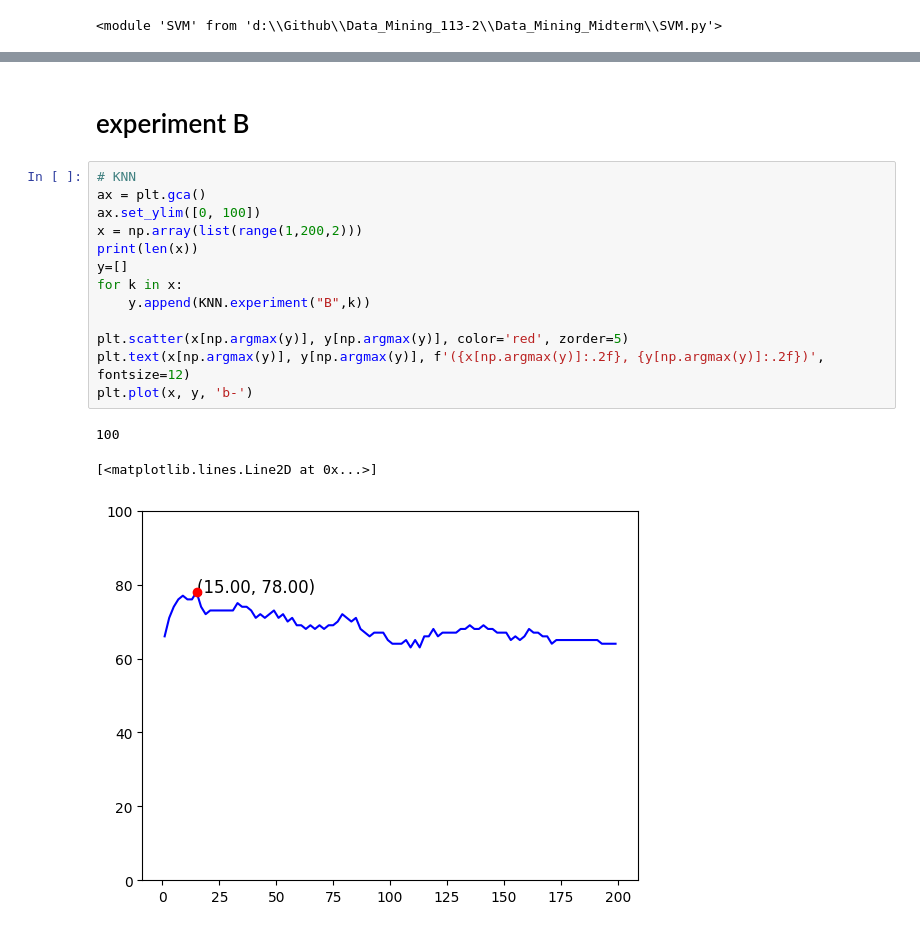
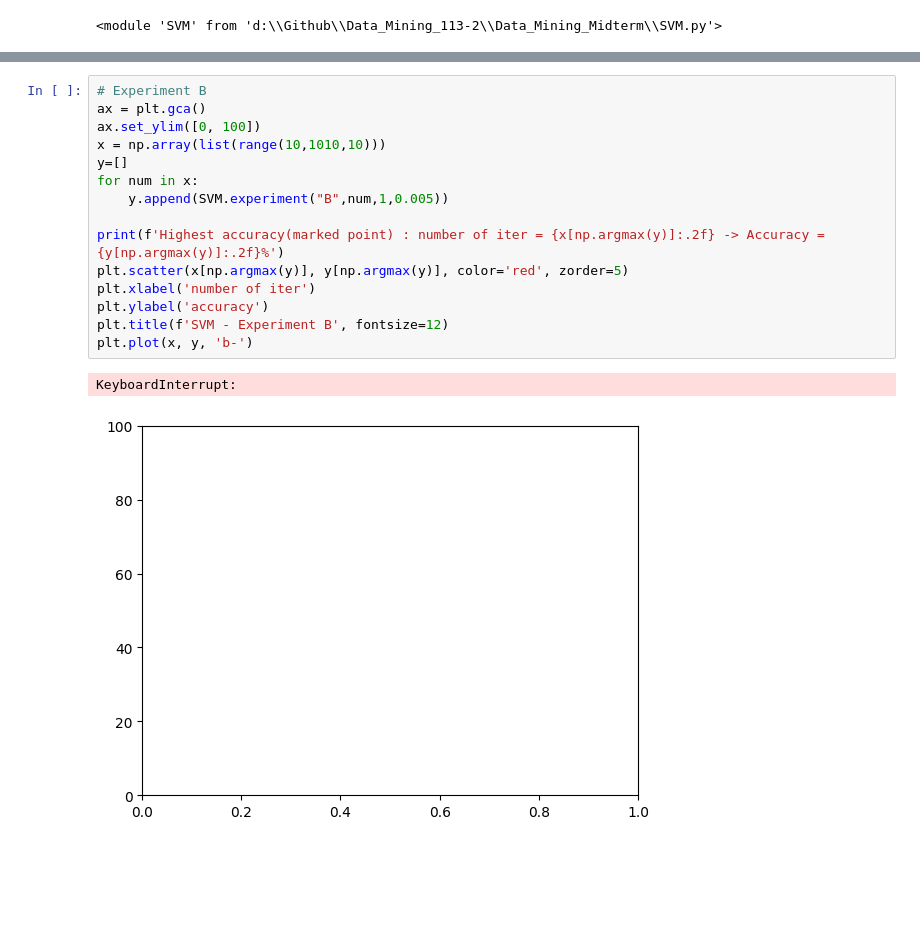
Before and after one commit to Benny0w0Liu/Data_Mining_113-2, a Jupyter notebook: Data_Mining_Midterm/experiment.ipynb, the cells around one changed output, grey strips where cells are left out. Cells and saved outputs as stored; diff of their text form; blank space fills up the shorter version.

```diff
--- a/Data_Mining_Midterm/experiment.ipynb
+++ b/Data_Mining_Midterm/experiment.ipynb
@@ -70,19 +114,18 @@ plt.plot(x, y, 'b-')
-# %% [markdown]
-# experiment B
 # %%
-# KNN
+# Experiment B
 ax = plt.gca()
 ax.set_ylim([0, 100])
-x = np.array(list(range(1,200,2)))
-print(len(x))
+x = np.array(list(range(10,1010,10)))
 y=[]
-for k in x:
-    y.append(KNN.experiment("B",k))
+for num in x:
+    y.append(SVM.experiment("B",num,1,0.005))
 
+print(f'Highest accuracy(marked point) : number of iter = {x[np.argmax(y)]:.2f} -> Accuracy = {y[np.argmax(y)]:.2f}%')
 plt.scatter(x[np.argmax(y)], y[np.argmax(y)], color='red', zorder=5)
-plt.text(x[np.argmax(y)], y[np.argmax(y)], f'({x[np.argmax(y)]:.2f}, {y[np.argmax(y)]:.2f})', fontsize=12)
+plt.xlabel('number of iter')
+plt.ylabel('accuracy')
+plt.title(f'SVM - Experiment B', fontsize=12)
 plt.plot(x, y, 'b-')
 # %% [output]
-100
+KeyboardInterrupt:
-[<matplotlib.lines.Line2D at 0x...>]
-[figure, old version]
+[figure, new version]
```
Also changed, not shown: parts of 11 cells of this notebook, 2 other files.
